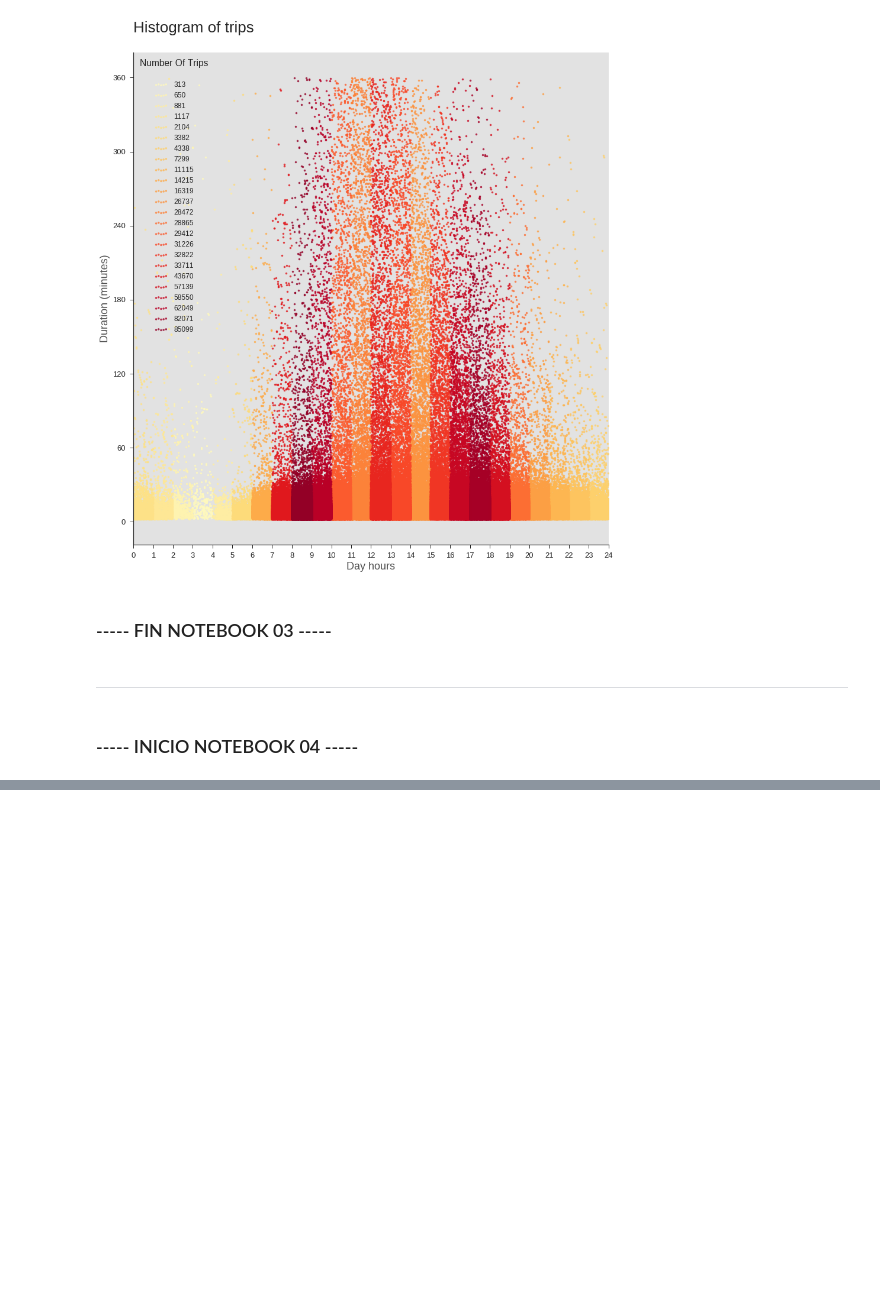
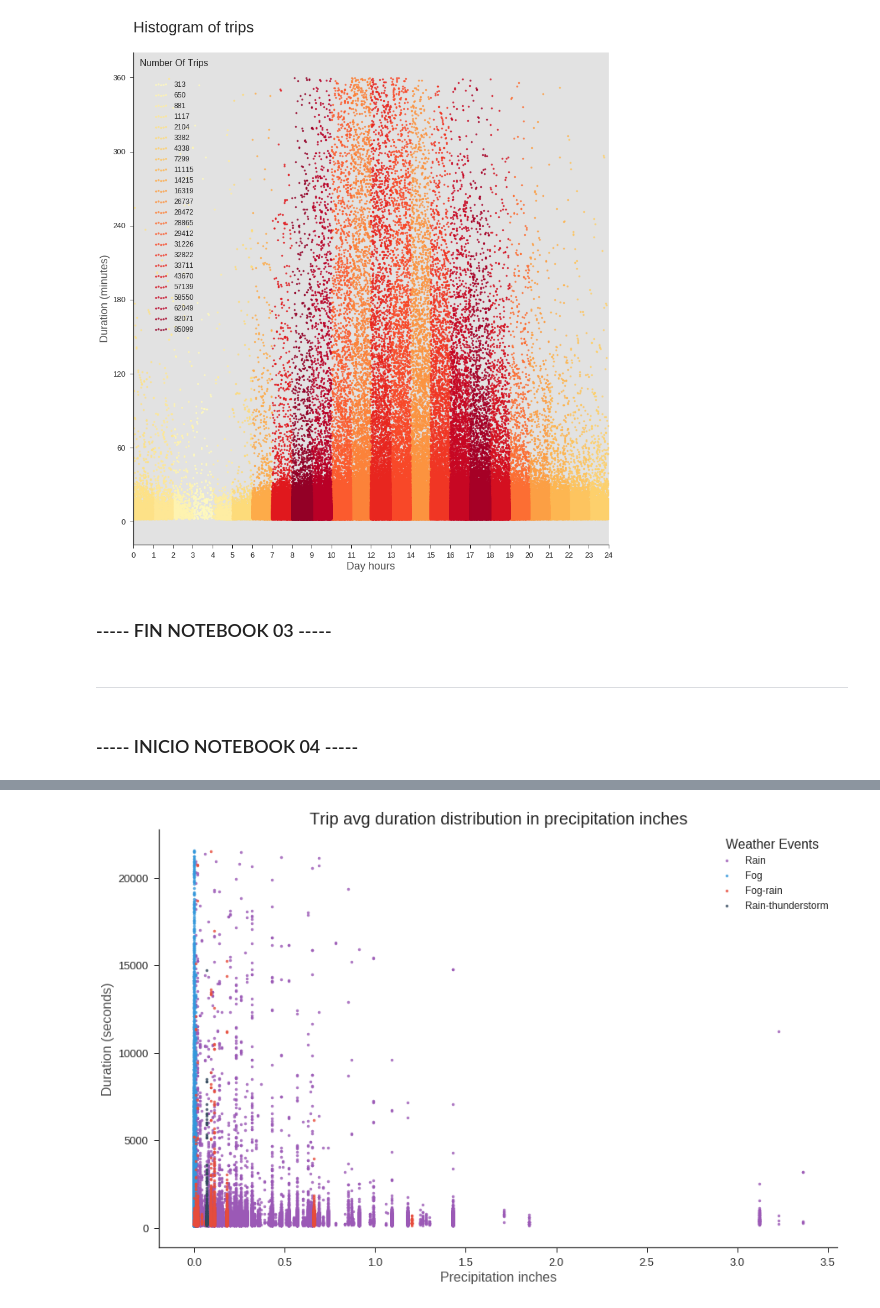
Before and after one commit to fpenovi/SFbikeTravelDuration, a Jupyter notebook: notebooks/00 - kernel.ipynb, the cells around one changed output, grey strips where cells are left out. Saved outputs shown, nothing was run; the diff lists cells and outputs as text; code cells hidden in the pictures; blank space fills up the shorter version.

```diff
--- a/notebooks/00 - kernel.ipynb
+++ b/notebooks/00 - kernel.ipynb
@@ -816,0 +900,4 @@ ___
+# %%
+dfTrip_N_PrecipNormalizedEvents = dfTrip_N_Precipitations[dfTrip_N_Precipitations.events.notnull()]
+dfTrip_N_PrecipNormalizedEvents.events = dfTrip_N_PrecipNormalizedEvents.events.apply(lambda event: event.capitalize())
+dfTrip_N_PrecipNormalizedEvents.head()
@@ -816,0 +911,20 @@ ___
+# %%
+sns.set(font_scale=1.30)
+sns.set_style("ticks")
+flatui = ["#9b59b6", "#3498db","#e74c3c", "#34495e", "#2ecc71"]
+graf = sns.lmplot(x='precipitation_inches', y='duration',
+           data=dfTrip_N_PrecipNormalizedEvents,
+           fit_reg=False,
+           hue = "events",
+           palette = flatui,
+           scatter_kws={"s":12},
+           legend_out=False
+          )
+graf.fig.set_size_inches(16, 9)
+plt.legend(loc='upper right', fontsize=12, title='Weather Events')
+plt.title('Trip avg duration distribution in precipitation inches', fontsize=20)
+plt.xlabel('Precipitation inches', fontsize=16, alpha=0.8)
+plt.ylabel('Duration (seconds)', fontsize=16, alpha=0.8)
+plt.show()
+# %% [output]
+[figure, added]
```
Also changed, not shown: parts of 18 cells of this notebook.
